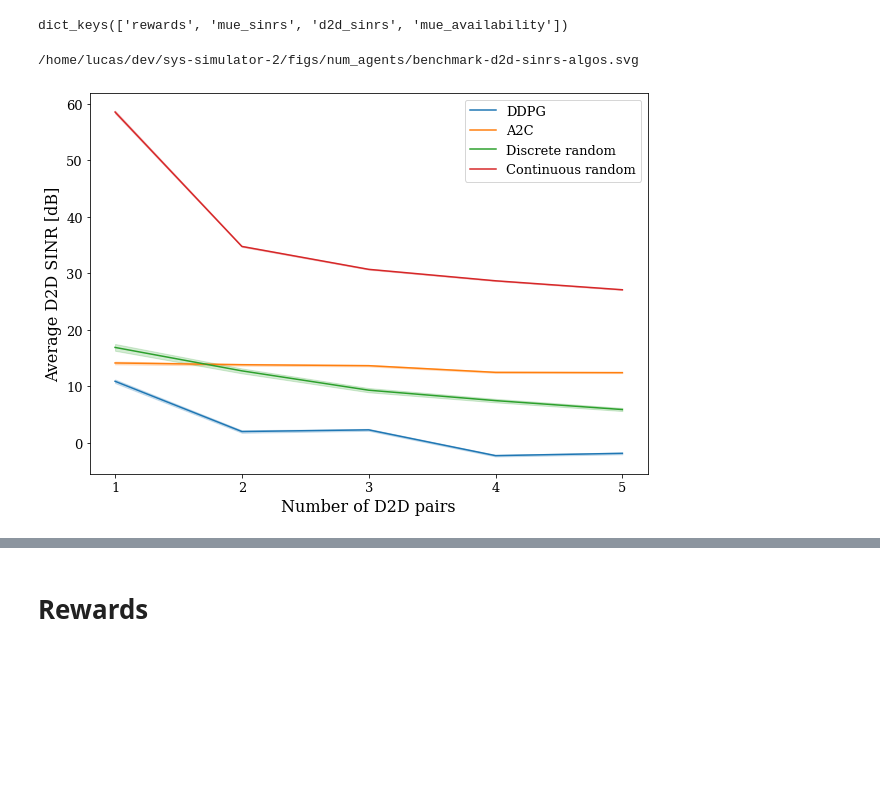
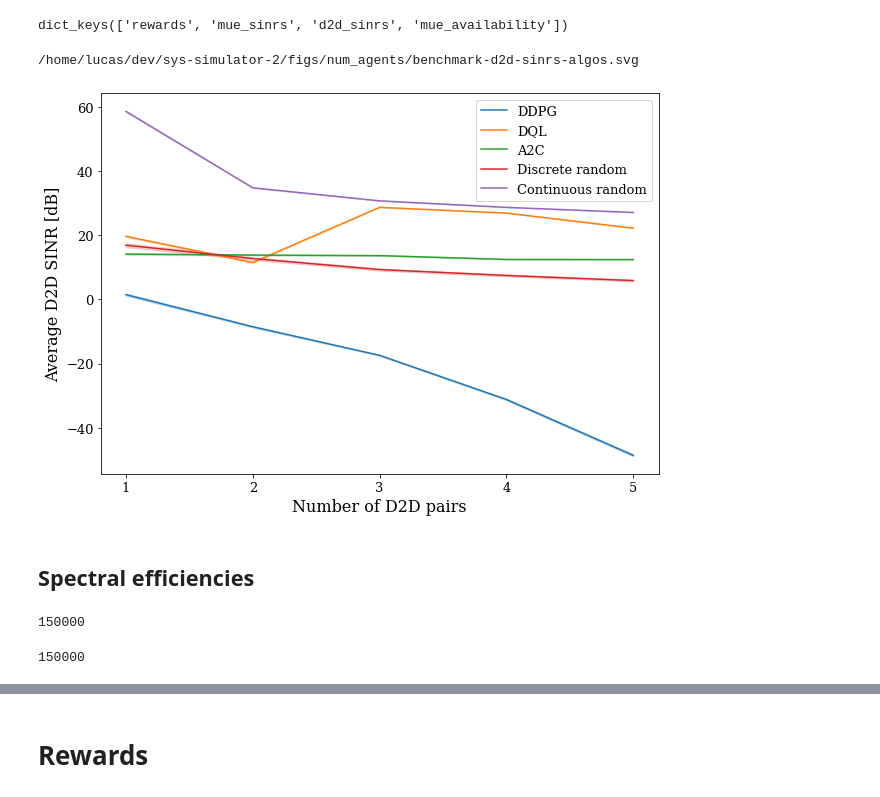
Before and after one commit to lbaiao/sys-simulator-2, a Jupyter notebook: notebooks/figs-notebooks/num_agents.ipynb, the cells around one changed output, grey strips where cells are left out. Cells and saved outputs as stored; diff of their text form; code cells hidden in the pictures; blank space fills up the shorter version.

```diff
--- a/notebooks/figs-notebooks/num_agents.ipynb
+++ b/notebooks/figs-notebooks/num_agents.ipynb
@@ -15,21 +15,23 @@ EXP_NAME = 'num_agents'
 
 # ddpg
 # ALGO_NAME = 'ddpg'
-filepath = "/home/lucas/dev/sys-simulator-2/data/ddpg/evaluate3/20210515-113137/log.pickle"
+# filepath = "/home/lucas/dev/sys-simulator-2/data/ddpg/evaluate3/20210515-113137/log.pickle"
+filepath = "/home/lucas/dev/sys-simulator-2/data/ddpg/evaluate3/20210610-132752/log.pickle"
 ddpg_data = load_with_pickle(filepath)
 # dql
 # ALGO_NAME = 'dql'
-filepath = "/home/lucas/dev/sys-simulator-2/data/dql/evaluate3/20210516-125837/log.pickle"
+# filepath = "/home/lucas/dev/sys-simulator-2/data/dql/evaluate3/20210516-125837/log.pickle"
+filepath = "/home/lucas/dev/sys-simulator-2/data/dql/evaluate3/20210610-135335/log.pickle"
 dql_data = load_with_pickle(filepath)
 # a2c
 # ALGO_NAME = 'a2c'
 filepath = "/home/lucas/dev/sys-simulator-2/data/a2c/evaluate3/20210511-220757/log.pickle"
 a2c_data = load_with_pickle(filepath)
 # discrete random
-filepath = "/home/lucas/dev/sys-simulator-2/data/benchmark/script5/20210515-175042/log.pickle"
+filepath = "/home/lucas/dev/sys-simulator-2/data/benchmark/script5/20210523-231548/log.pickle"
 discrete_data = load_with_pickle(filepath)
 # continuous random
-filepath = "/home/lucas/dev/sys-simulator-2/data/benchmark/script6/20210516-120730/log.pickle"
+filepath = "/home/lucas/dev/sys-simulator-2/data/benchmark/script6/20210611-095203/log.pickle"
 continuous_data = load_with_pickle(filepath)
 # output path
 OUTPUT_PATH = f'/home/lucas/dev/sys-simulator-2/figs/{EXP_NAME}'
@@ -311,32 +361,42 @@ dict_keys(['rewards', 'mue_sinrs', 'd2d_sinrs', 'mue_availability'])
 # %%
 # data
 key = 'd2d_sinrs'
-x, y_ddpg = unpack2(ddpg_data, key)
-_, y_dql = unpack2(dql_data, key)
-_, y_a2c = unpack2(a2c_data, key)
-_, y_discrete_data = unpack2(discrete_data, key)
-_, y_continuous_data = unpack2(continuous_data, key)
+x_ddpg, y_ddpg = unpack2(ddpg_data, key)
+x_dql, y_dql = unpack2(dql_data, key)
+x_a2c, y_a2c = unpack2(a2c_data, key)
+x_discrete_data, y_discrete_data = unpack2(discrete_data, key)
+x_continuous_data, y_continuous_data = unpack2(continuous_data, key)
 # setup
 plt.figure(figsize=(10,7))
 plt.xlabel('Number of D2D pairs', fontdict=x_font)
 plt.ylabel('Average D2D SINR [dB]', fontdict=y_font)
 plt.xticks([1, 2, 3, 4, 5], **ticks_font)
 plt.yticks(**ticks_font)
 # plot
-sns.lineplot(x=x, y=y_ddpg, label='DDPG')
-# sns.lineplot(x=x, y=y_dql, label='DQL')
-sns.lineplot(x=x, y=y_a2c, label='A2C')
-sns.lineplot(x=x, y=y_discrete_data, label='Discrete random')
-sns.lineplot(x=x, y=y_continuous_data, label='Continuous random')
+sns.lineplot(x=x_ddpg, y=y_ddpg, label='DDPG')
+sns.lineplot(x=x_dql, y=y_dql, label='DQL')
+sns.lineplot(x=x_a2c, y=y_a2c, label='A2C')
+sns.lineplot(x=x_discrete_data, y=y_discrete_data, label='Discrete random')
+sns.lineplot(x=x_continuous_data, y=y_continuous_data, label='Continuous random')
 plt.legend(prop=legends_font)
 # save fig
 fig_name = 'benchmark-d2d-sinrs-algos'
 svg_path = f'{OUTPUT_PATH}/{fig_name}.svg'
 eps_path = f'{OUTPUT_PATH}/{fig_name}.eps'
 plt.savefig(svg_path)
 os.system(f'magick convert {svg_path} {eps_path}')
 print(svg_path)
 plt.show()
 # %% [output]
 /home/lucas/dev/sys-simulator-2/figs/num_agents/benchmark-d2d-sinrs-algos.svg
-[figure, old version]
+[figure, new version]
+# %% [markdown]
+## Spectral efficiencies
+# %%
+len(x_ddpg)
+# %% [output]
+150000
+# %%
+len(y_ddpg)
+# %% [output]
+150000
```
Also changed, not shown: parts of 23 cells of this notebook, 28 other files.
